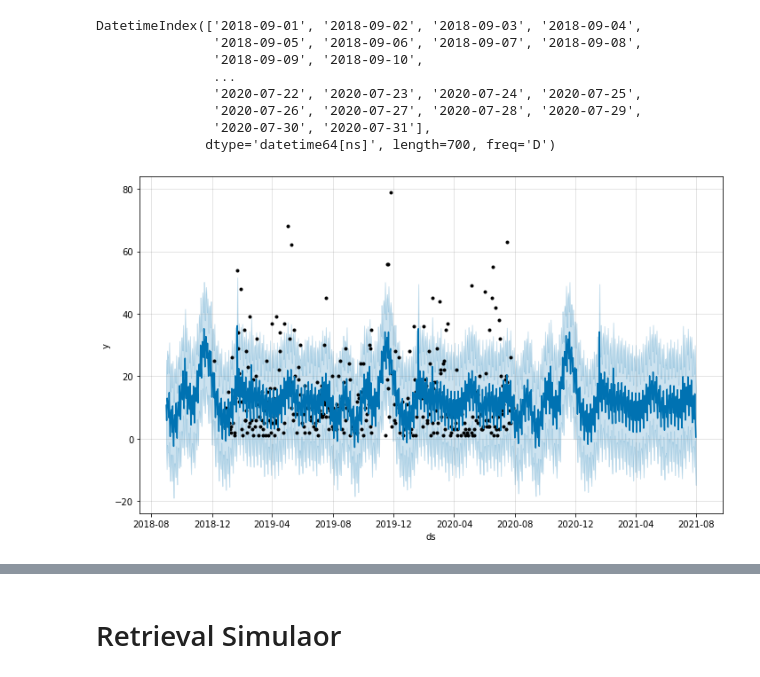
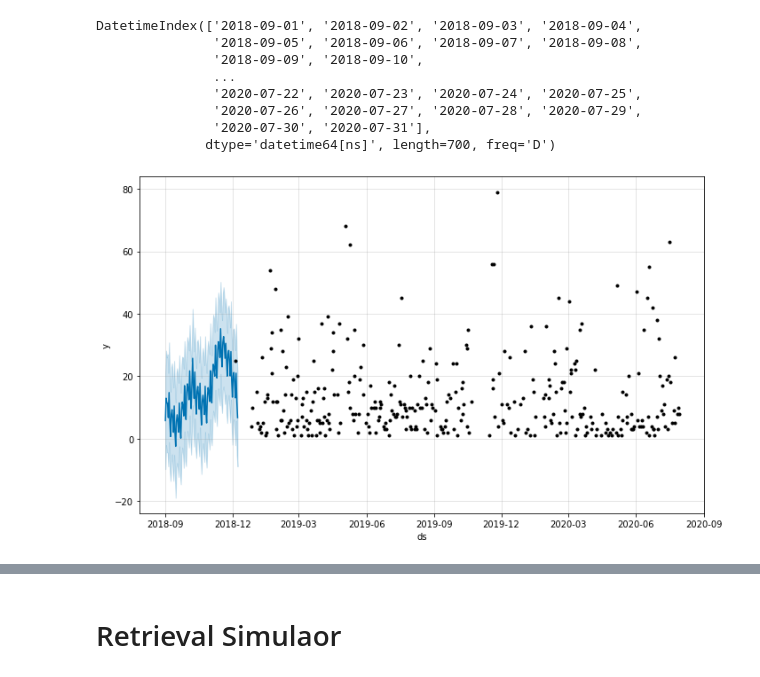
Before and after one commit to KevinLuo41/Layout-Optimizer-ISYE-6202-Project, a Jupyter notebook: Simulator/Simulator.ipynb, the cells around one changed output, grey strips where cells are left out. Saved outputs shown, nothing was run; the diff lists cells and outputs as text; code cells hidden in the pictures.

```diff
--- a/Simulator/Simulator.ipynb
+++ b/Simulator/Simulator.ipynb
@@ -97,9 +97,9 @@ def Simulator(artikelno,freq = "D", periods = 365, years=(2018,2025)):
 # %%
 model, forecast = Simulator(142)
 # %%
-fig1 = model.plot(forecast)
+fig1 = model.plot(forecast.iloc[1:100,:])
 # %% [output]
-[figure, old version]
+[figure, new version]
 # %%
 a = 10
 fig1.savefig("forecast_%s.png" % a)
```
Also changed, not shown: parts of 2 cells of this notebook, 5 other files.
